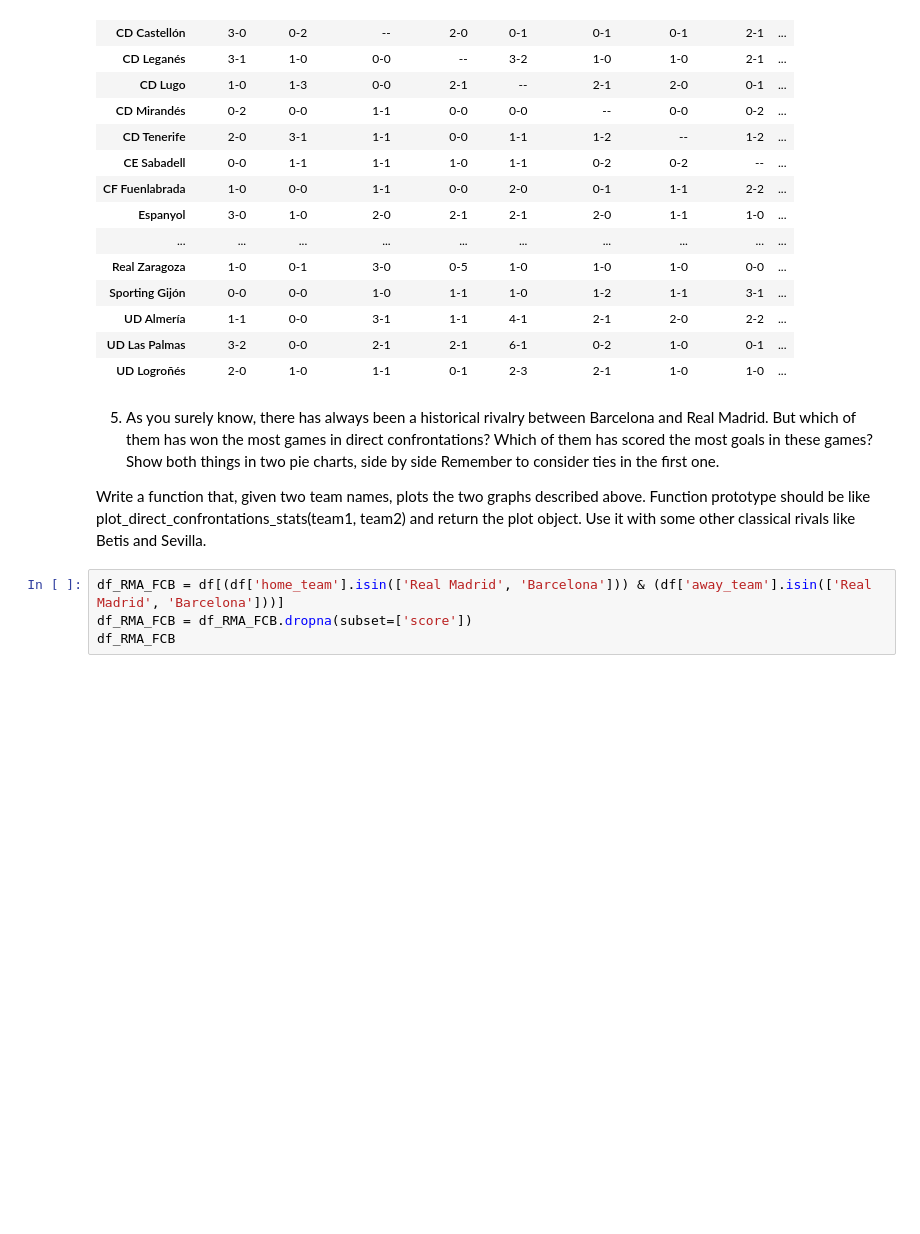
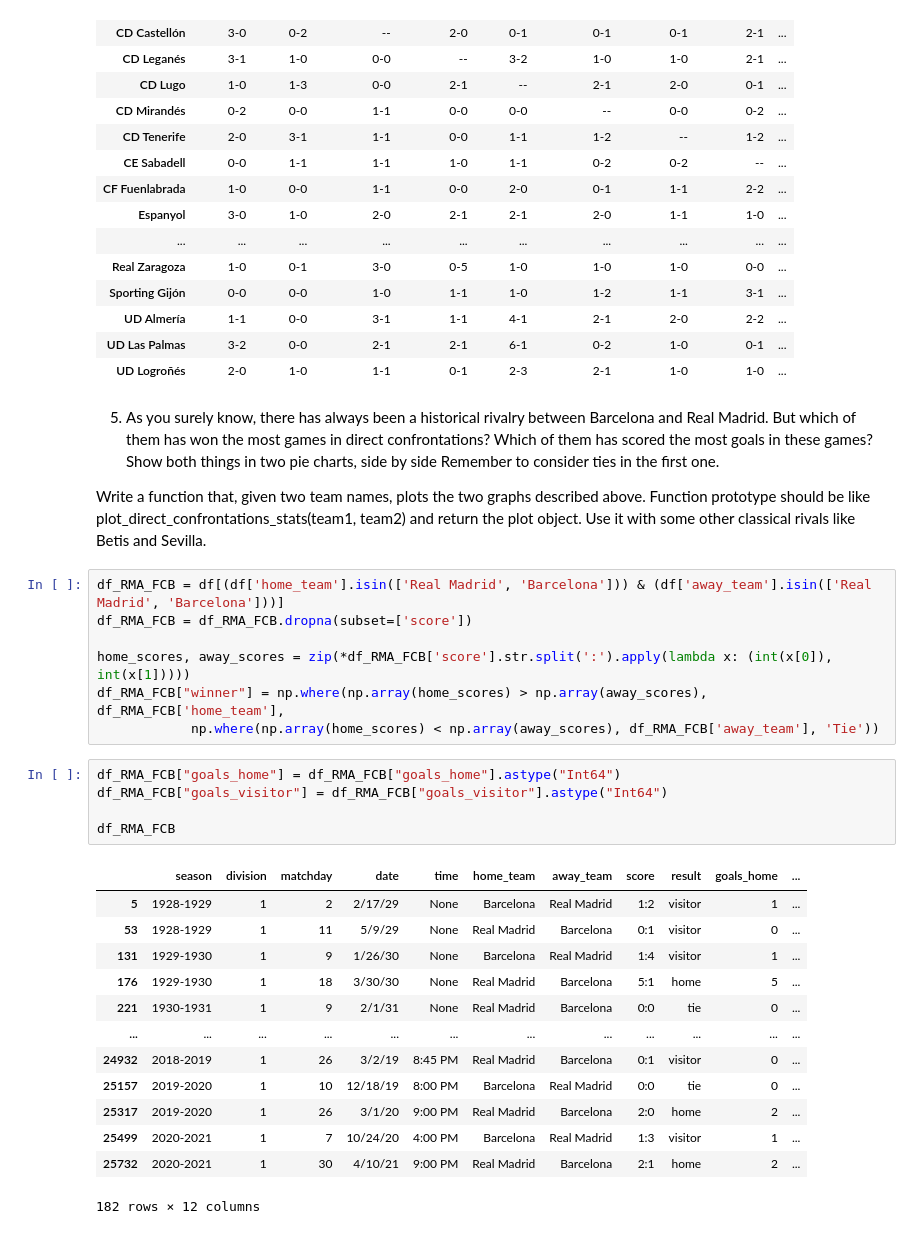
Before and after one commit to mariajinxue/la-quiniela, a Jupyter notebook: analysis/LaLigaDataAnalysis.ipynb, the cells around one changed output. Drawn from its saved outputs; the diff is of its cells as text; blank space fills up the shorter version.

```diff
--- a/analysis/LaLigaDataAnalysis.ipynb
+++ b/analysis/LaLigaDataAnalysis.ipynb
@@ -320,4 +320,26 @@ Write a function that, given two team names, plots the two graphs described abov
 # %%
 df_RMA_FCB = df[(df['home_team'].isin(['Real Madrid', 'Barcelona'])) & (df['away_team'].isin(['Real Madrid', 'Barcelona']))]
 df_RMA_FCB = df_RMA_FCB.dropna(subset=['score'])
-df_RMA_FCB
+
+home_scores, away_scores = zip(*df_RMA_FCB['score'].str.split(':').apply(lambda x: (int(x[0]), int(x[1]))))
+df_RMA_FCB["winner"] = np.where(np.array(home_scores) > np.array(away_scores), df_RMA_FCB['home_team'],
+            np.where(np.array(home_scores) < np.array(away_scores), df_RMA_FCB['away_team'], 'Tie'))
+# %%
+df_RMA_FCB["goals_home"] = df_RMA_FCB["goals_home"].astype("Int64")
+df_RMA_FCB["goals_visitor"] = df_RMA_FCB["goals_visitor"].astype("Int64")
+
+df_RMA_FCB
+# %% [output]
+|  | season | division | matchday | date | time | home_team | away_team | score | result | goals_home | ... |
+| 5 | 1928-1929 | 1 | 2 | 2/17/29 | None | Barcelona | Real Madrid | 1:2 | visitor | 1 | ... |
+| 53 | 1928-1929 | 1 | 11 | 5/9/29 | None | Real Madrid | Barcelona | 0:1 | visitor | 0 | ... |
+| 131 | 1929-1930 | 1 | 9 | 1/26/30 | None | Barcelona | Real Madrid | 1:4 | visitor | 1 | ... |
+| 176 | 1929-1930 | 1 | 18 | 3/30/30 | None | Real Madrid | Barcelona | 5:1 | home | 5 | ... |
+| 221 | 1930-1931 | 1 | 9 | 2/1/31 | None | Real Madrid | Barcelona | 0:0 | tie | 0 | ... |
+| ... | ... | ... | ... | ... | ... | ... | ... | ... | ... | ... | ... |
+| 24932 | 2018-2019 | 1 | 26 | 3/2/19 | 8:45 PM | Real Madrid | Barcelona | 0:1 | visitor | 0 | ... |
+| 25157 | 2019-2020 | 1 | 10 | 12/18/19 | 8:00 PM | Barcelona | Real Madrid | 0:0 | tie | 0 | ... |
+| 25317 | 2019-2020 | 1 | 26 | 3/1/20 | 9:00 PM | Real Madrid | Barcelona | 2:0 | home | 2 | ... |
+| 25499 | 2020-2021 | 1 | 7 | 10/24/20 | 4:00 PM | Barcelona | Real Madrid | 1:3 | visitor | 1 | ... |
+| 25732 | 2020-2021 | 1 | 30 | 4/10/21 | 9:00 PM | Real Madrid | Barcelona | 2:1 | home | 2 | ... |
+182 rows × 12 columns
```
Also changed, not shown: parts of 8 cells of this notebook.
